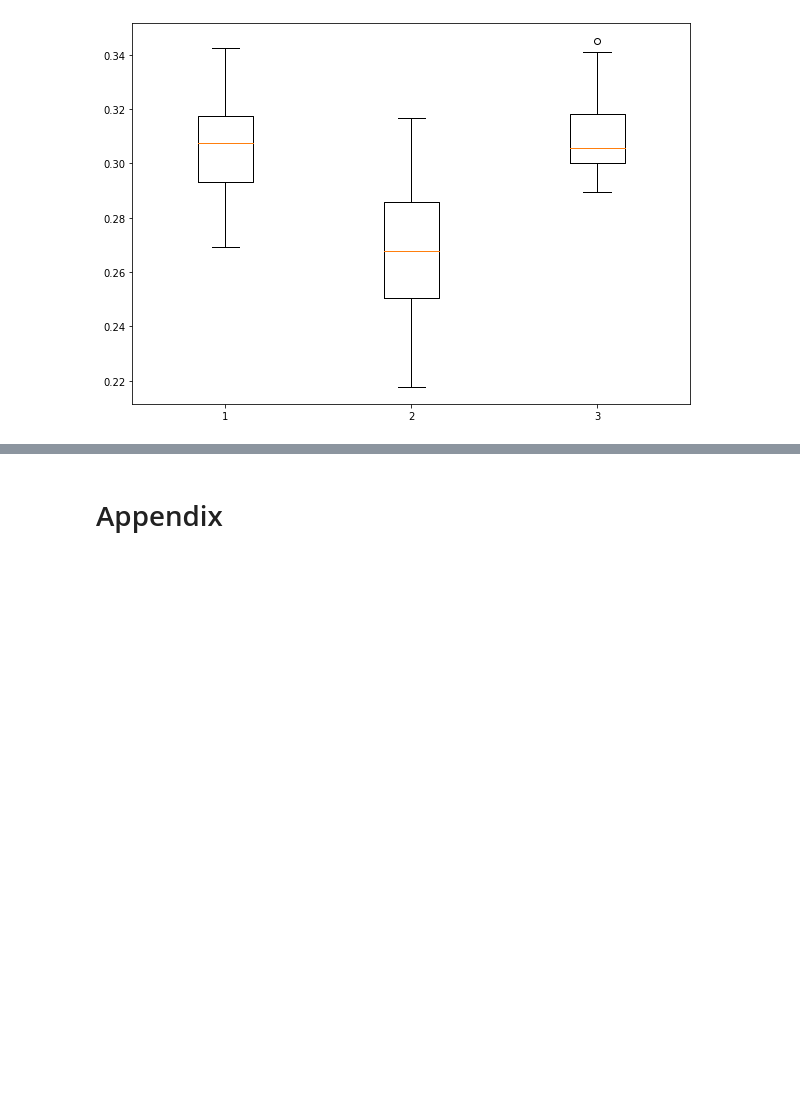
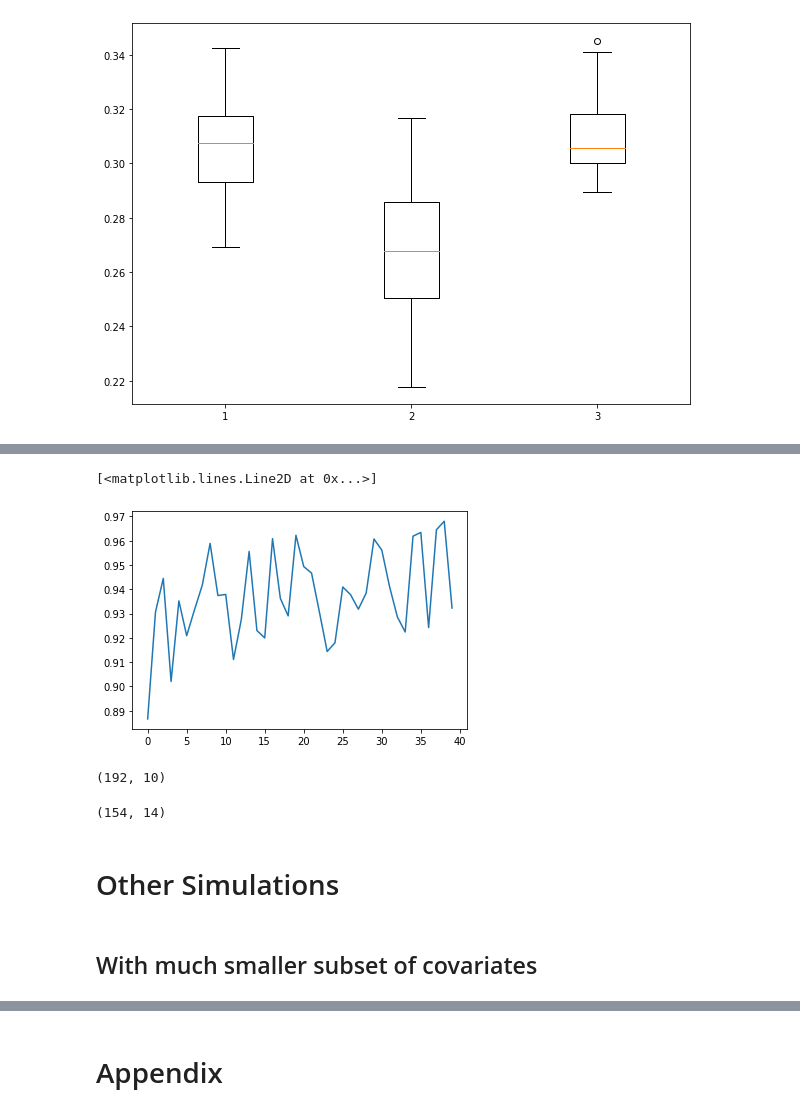
Before and after one commit to UM-KevinHe/DeepLearningKL, a Jupyter notebook: Deep Learning with KL Divergence.ipynb, the cells around one changed output, grey strips where cells are left out. Drawn from its saved outputs; the diff is of its cells as text; code cells hidden in the pictures; blank space fills up the shorter version.

```diff
--- a/Deep Learning with KL Divergence.ipynb
+++ b/Deep Learning with KL Divergence.ipynb
@@ -1343,0 +1853,8 @@ plt.show()
+# %%
+# CHANGE HERE!
+
+data_local_test = data_local.sample(frac=0.2)
+data_local_train = data_local.drop(data_local_test.index)
+# data_local_val = data_local_train.sample(frac=0.2)
+# data_local_train = data_local_train.drop(data_local_val.index)
+data_local = data_local_train.copy()
@@ -1343,0 +1870,4 @@ plt.show()
+# %%
+data_local_index = np.array(data_local.index)
+# data_local_val_index = np.array(data_local_val.index)
+combined_info_train = combined_info[data_local_index]
@@ -1343,0 +1878,5 @@ plt.show()
+# %%
+x_train = data_local_mapper.fit_transform(data_local_train).astype('float32')
+# x_val = data_local_mapper.transform(data_local_val).astype('float32')
+x_test = data_local_mapper.transform(data_local_test).astype('float32')
+X_train = x_train.copy()
@@ -1343,0 +1979,13 @@ plt.show()
+# %%
+plt.plot(concordance_td_list)
+# %% [output]
+[<matplotlib.lines.Line2D at 0x...>]
+[figure, added]
+# %%
+x_train.shape
+# %% [output]
+(192, 10)
+# %%
+data_local.shape
+# %% [output]
+(154, 14)
@@ -1343,0 +2011,4 @@ plt.show()
+# %% [markdown]
+# Other Simulations
+# %% [markdown]
+## With much smaller subset of covariates
```
Also changed, not shown: parts of 165 cells of this notebook.
